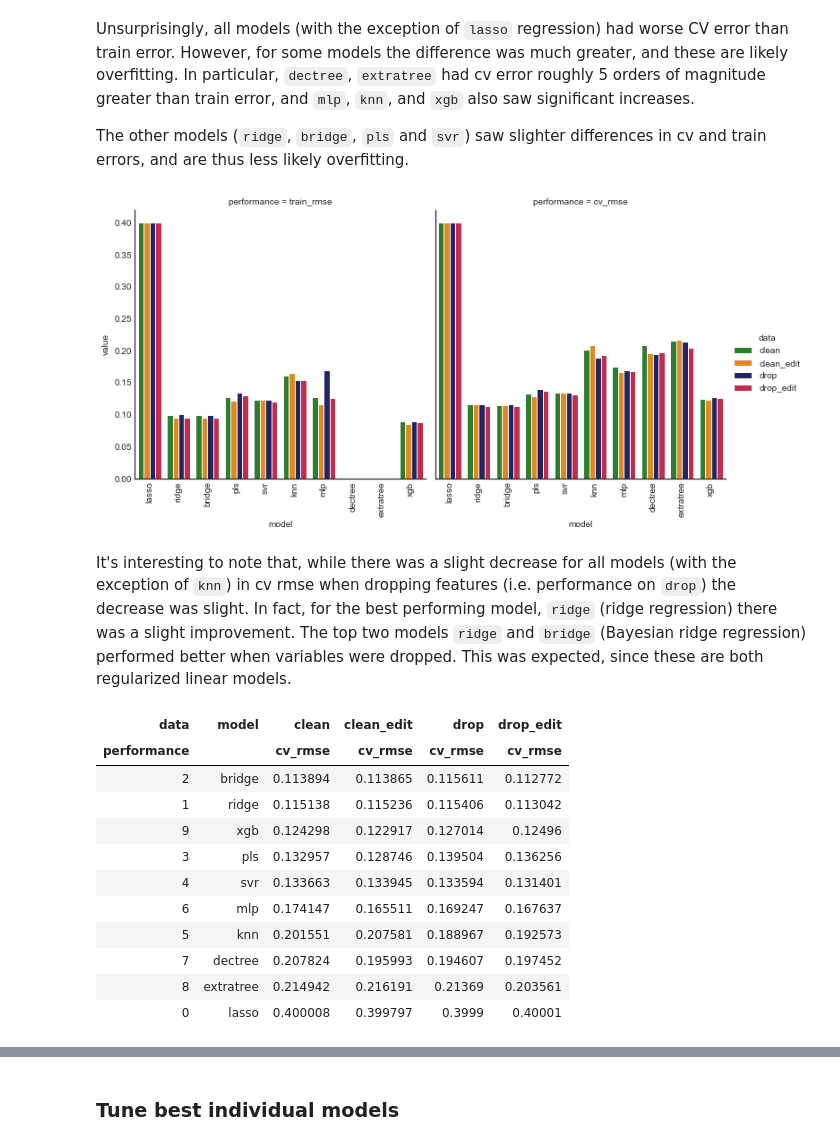
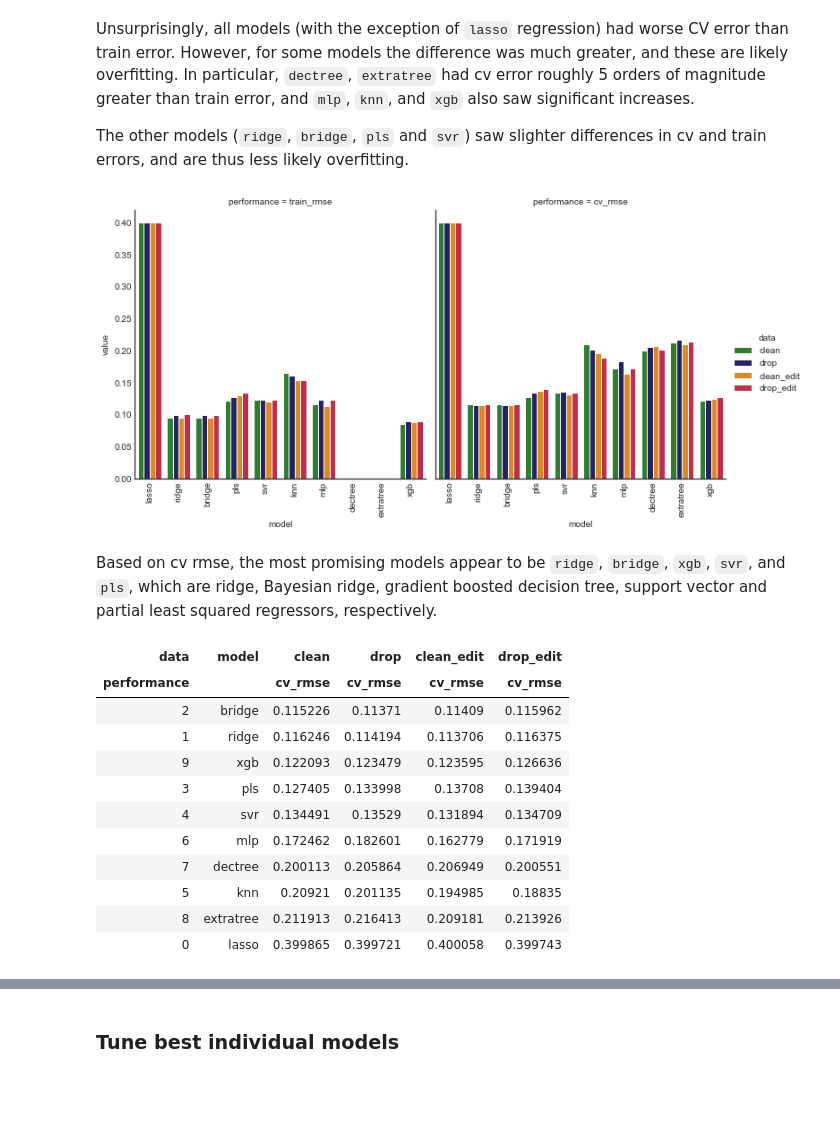
Before and after one commit to rmwenzel/ames_house_prices, a Jupyter notebook: notebooks/model.ipynb, the cells around one changed output, grey strips where cells are left out. Drawn from its saved outputs; the diff is of its cells as text; code cells hidden in the pictures; blank space fills up the shorter version.

```diff
--- a/notebooks/model.ipynb
+++ b/notebooks/model.ipynb
@@ -352,8 +353,8 @@ memory usage: 4.0+ MB
 # %% [markdown]
 ### Compare default models for baseline
 # %%
-hpdfs = [mdrop, mclean, mdrop_edit, mclean_edit]
-data_names = ['clean', 'clean_edit', 'drop', 'drop_edit']
+hpdfs = [mclean, mdrop, mclean_edit, mdrop_edit]
+data_names = ['clean', 'drop', 'clean_edit', 'drop_edit']
 response = 'log_SalePrice'
 model_data = build_model_data(hpdfs, data_names, response)
 # %% [markdown]
@@ -412,22 +411,23 @@ perf_palette = {'drop': 'midnightblue', 'clean': 'forestgreen', 'drop_edit': 'cr
 plot_model_comp(def_comp_df, col='performance', hue='data', kind='bar',
                 palette=perf_palette)
 # %% [output]
-[figure, old version]
+[figure, new version]
-# %% [markdown]
-It's interesting to note that, while there was a slight decrease for all models (with the exception of `knn`) in cv rmse when dropping features (i.e. performance on `drop`) the decrease was slight. In fact, for the best performing model, `ridge` (ridge regression) there was a slight improvement. The top two models `ridge` and `bridge` (Bayesian ridge regression) performed better when variables were dropped. This was expected, since these are both regularized linear models.
+# %% [markdown]
+Based on cv rmse, the most promising models appear to be `ridge`, `bridge`, `xgb`, `svr`, and `pls`, which are ridge, Bayesian ridge, gradient boosted decision tree, support vector and partial least squared regressors, respectively.
 # %%
 drop_cols = [(data_name, 'train_rmse') for data_name in data_names]
-def_comp_df.drop(columns=drop_cols).sort_values(by=('clean', 'cv_rmse'))
+def_comp_cv = def_comp_df.drop(columns=drop_cols).sort_values(by=('clean', 'cv_rmse'))
+def_comp_cv
 # %% [output]
-| data | model | clean | clean_edit | drop | drop_edit |
+| data | model | clean | drop | clean_edit | drop_edit |
 | performance |  | cv_rmse | cv_rmse | cv_rmse | cv_rmse |
-| 2 | bridge | 0.113894 | 0.113865 | 0.115611 | 0.112772 |
-| 1 | ridge | 0.115138 | 0.115236 | 0.115406 | 0.113042 |
-| 9 | xgb | 0.124298 | 0.122917 | 0.127014 | 0.12496 |
-| 3 | pls | 0.132957 | 0.128746 | 0.139504 | 0.136256 |
-| 4 | svr | 0.133663 | 0.133945 | 0.133594 | 0.131401 |
-| 6 | mlp | 0.174147 | 0.165511 | 0.169247 | 0.167637 |
-| 5 | knn | 0.201551 | 0.207581 | 0.188967 | 0.192573 |
-| 7 | dectree | 0.207824 | 0.195993 | 0.194607 | 0.197452 |
-| 8 | extratree | 0.214942 | 0.216191 | 0.21369 | 0.203561 |
-| 0 | lasso | 0.400008 | 0.399797 | 0.3999 | 0.40001 |
+| 2 | bridge | 0.115226 | 0.11371 | 0.11409 | 0.115962 |
+| 1 | ridge | 0.116246 | 0.114194 | 0.113706 | 0.116375 |
+| 9 | xgb | 0.122093 | 0.123479 | 0.123595 | 0.126636 |
+| 3 | pls | 0.127405 | 0.133998 | 0.13708 | 0.139404 |
+| 4 | svr | 0.134491 | 0.13529 | 0.131894 | 0.134709 |
+| 6 | mlp | 0.172462 | 0.182601 | 0.162779 | 0.171919 |
+| 7 | dectree | 0.200113 | 0.205864 | 0.206949 | 0.200551 |
+| 5 | knn | 0.20921 | 0.201135 | 0.194985 | 0.18835 |
+| 8 | extratree | 0.211913 | 0.216413 | 0.209181 | 0.213926 |
+| 0 | lasso | 0.399865 | 0.399721 | 0.400058 | 0.399743 |
```
Also changed, not shown: parts of 57 cells of this notebook, 16 other files.
